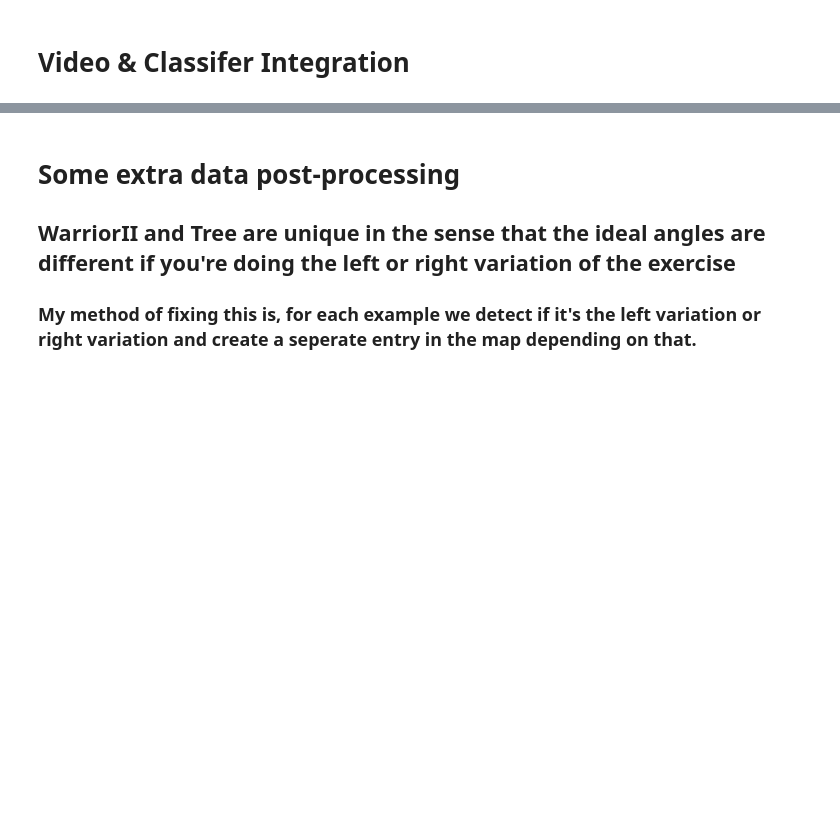
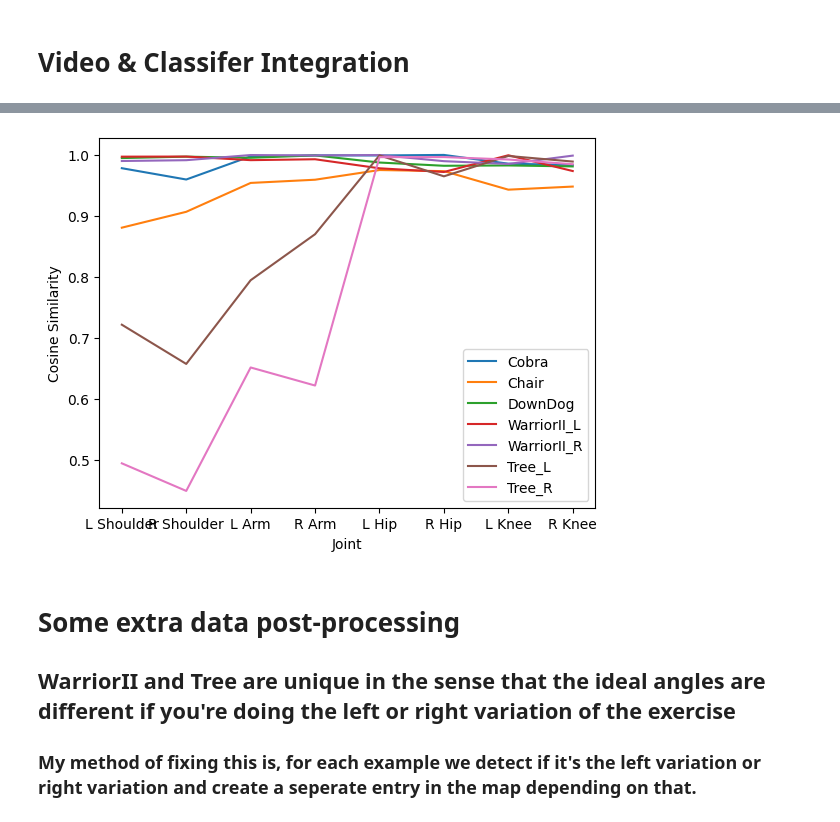
Before and after one commit to sogoodmo/ZenAI-3YP, a Jupyter notebook: JupyterNotebooks/FirstExample.ipynb, the cells around one changed output, grey strips where cells are left out. Saved outputs shown, nothing was run; the diff lists cells and outputs as text; code cells hidden in the pictures; blank space fills up the shorter version.

```diff
--- a/JupyterNotebooks/FirstExample.ipynb
+++ b/JupyterNotebooks/FirstExample.ipynb
@@ -577,0 +593,14 @@ plt.show()
+# %%
+if OLD_IDEAL_ANGLES:
+    poses = classes
+else:
+    poses = feedback_classes
+print(list(joint_idx_map.values()))
+for pose in poses:
+
+    cosine_similarities = [cosine_similarity(single, avg, 1) for single, avg in zip(ideal_angles_map_single[pose], ideal_angles_map_average[pose])]
+    print(pose)
+    print(f'Single Example Angles: {ideal_angles_map_single[pose]}')
+    print(f'Average over training set: {ideal_angles_map_average[pose]}')
+    print(f'Cosine Similarities: {cosine_similarities}')
+    print()
@@ -578,3 +625,16 @@ plt.show()
+# %%
+joint_names = list(joint_idx_map.values())
+
+for pose in poses:
+    cosine_similarities = [cosine_similarity(single, avg, 1) for single, avg in zip(ideal_angles_map_single[pose], ideal_angles_map_average[pose])]
+    plt.plot(joint_names, cosine_similarities, label=pose)
+
+plt.legend()
+plt.xlabel('Joint')
+plt.ylabel('Cosine Similarity')
+plt.show()
+# %% [output]
+[figure, added]
 # %% [markdown]
 # Some extra data post-processing
 ## WarriorII and Tree are unique in the sense that the ideal angles are different if you're doing the left or right variation of the exercise
```
Also changed, not shown: parts of 7 cells of this notebook, 5 other files.
